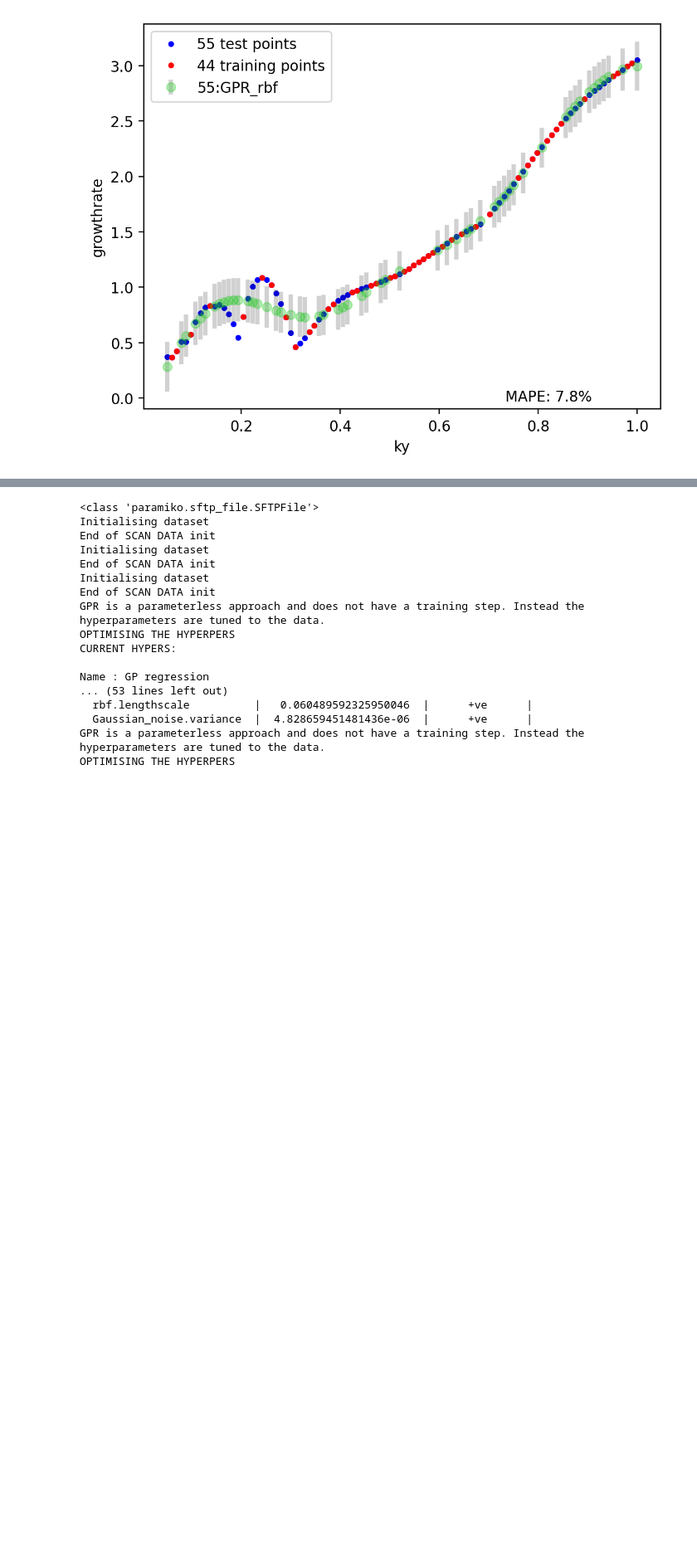
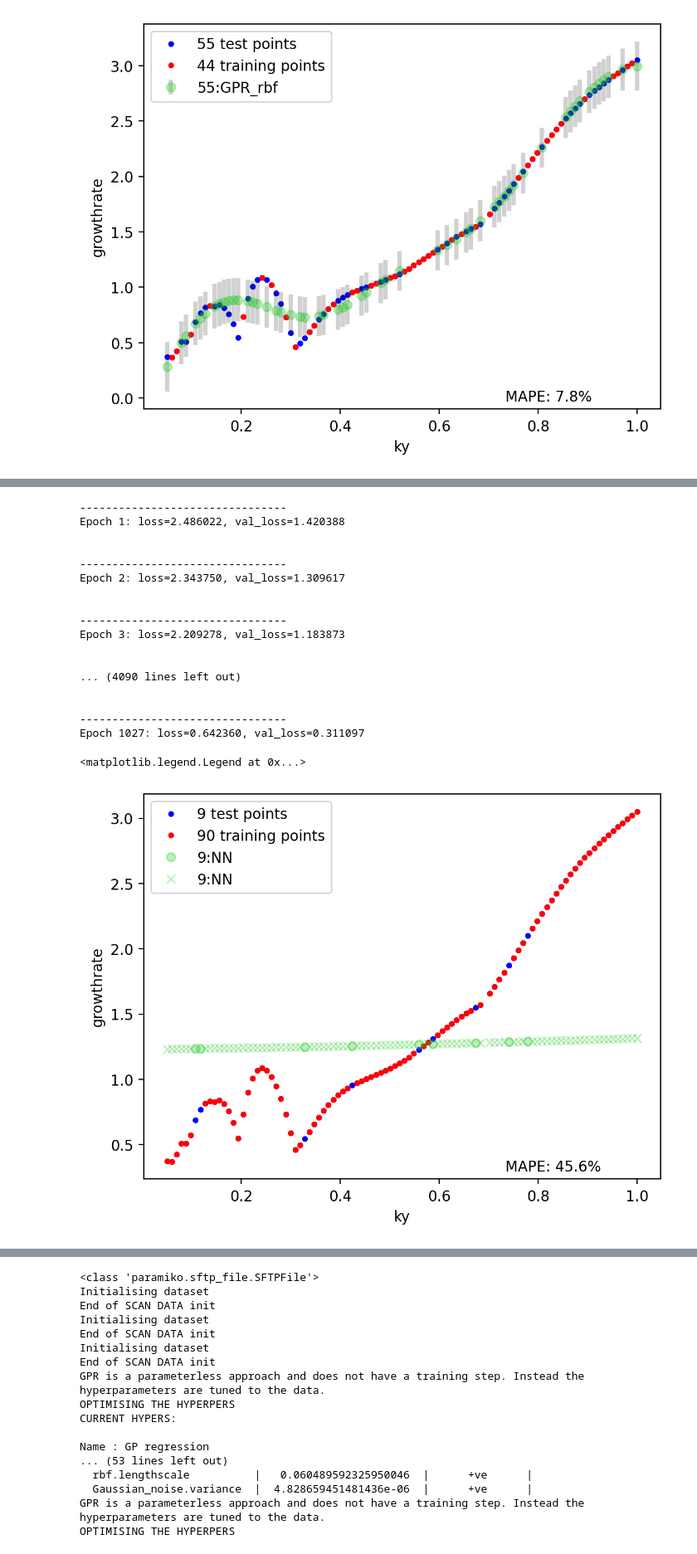
Before and after one commit to DanHarJor/DEEPlasma, a Jupyter notebook: 1D_surrogate.ipynb, the cells around one changed output, grey strips where cells are left out. Shown at 83% size. Cells and saved outputs as stored; diff of their text form; code cells hidden in the pictures; blank space fills up the shorter version.

```diff
--- a/1D_surrogate.ipynb
+++ b/1D_surrogate.ipynb
@@ -448,0 +624,9 @@ Parameters:
+# %%
+from GENE_ML.gene_ml.dataset.ScanData import ScanData2
+from GENE_ML.gene_ml.parsers.GENEparser import GENE_scan_parser
+from config import Config
+config = Config(local=True)
+
+parser = GENE_scan_parser(config)
+ky_dataset = ScanData2(config, 'code_debug_tester',  parser=parser, save_dir='/home/djdaniel/DEEPlasma/vault/1D_ky', split_ratio=[0.9,0,0.1], random_state=47)#[tr,val,te]
+ky_dataset.df
@@ -448,0 +669,51 @@ Parameters:
+# %%
+from GENE_ML.gene_ml.models.NN import NN
+from GENE_ML.gene_ml.results.results import Results
+import numpy as np
+
+nn_ky = NN(n_inputs=1, n_layers=5, n_neurons_per_layer=100)
+nn_ky.fit(ky_dataset.x_train, ky_dataset.growthrate_train, x_val=ky_dataset.x_test, y_val=ky_dataset.growthrate_test, batch_percentage=100, n_epochs=10000)
+results_nn_ky = Results('results_gpr_ky_radial_basis_function')
+results_nn_ky.growthrate_predict_seen = nn_ky.predict(ky_dataset.x_train)
+results_nn_ky.growthrate_predict_unseen = nn_ky.predict(ky_dataset.x_test)
+
+import matplotlib.pyplot as plt
+
+fig_ky = plt.figure(dpi=200)
+
+ky = [x[0] for x in ky_dataset.x]
+ky_train = [x[0] for x in ky_dataset.x_train]
+ky_test = [x[0] for x in ky_dataset.x_test]
+plt.plot(ky, ky_dataset.growthrates, '.b', label=f'{len(ky)-len(ky_train)} test points')
+plt.plot(ky_train, ky_dataset.growthrate_train, '.r', label=f'{len(ky_train)} training points')
+plt.plot(ky_test, results_nn_ky.growthrate_predict_unseen, 'o', color=[0.1,0.8,0.1,0.3], label=f'{len(ky_test)}:NN')
+plt.plot(ky_train, results_nn_ky.growthrate_predict_seen, 'x', color=[0.1,0.8,0.1,0.3], label=f'{len(ky_test)}:NN')
+
+# plt.plot(ky_test, results_xgb_ky.growthrate_predict_unseen,'xk', label=f'{len(ky_test)}:XGBoost')
+mape = np.mean(np.abs(ky_dataset.growthrate_test-results_nn_ky.growthrate_predict_unseen)*100/ky_dataset.growthrate_test)
+
+plt.annotate(text=f'MAPE: {np.round(mape,1)}%', xy=(.7, .02), xycoords='axes fraction', fontsize=None)
+
+plt.xlabel('ky')
+plt.ylabel('growthrate')
+plt.legend()
+# %% [output]
+--------------------------------
+Epoch 1: loss=2.486022, val_loss=1.420388
+
+
+--------------------------------
+Epoch 2: loss=2.343750, val_loss=1.309617
+
+
+--------------------------------
+Epoch 3: loss=2.209278, val_loss=1.183873
+
+
+... (4090 lines left out)
+
+
+--------------------------------
+Epoch 1027: loss=0.642360, val_loss=0.311097
+<matplotlib.legend.Legend at 0x...>
+[figure, added]
```
Also changed, not shown: parts of 24 cells of this notebook, 3 other files.
